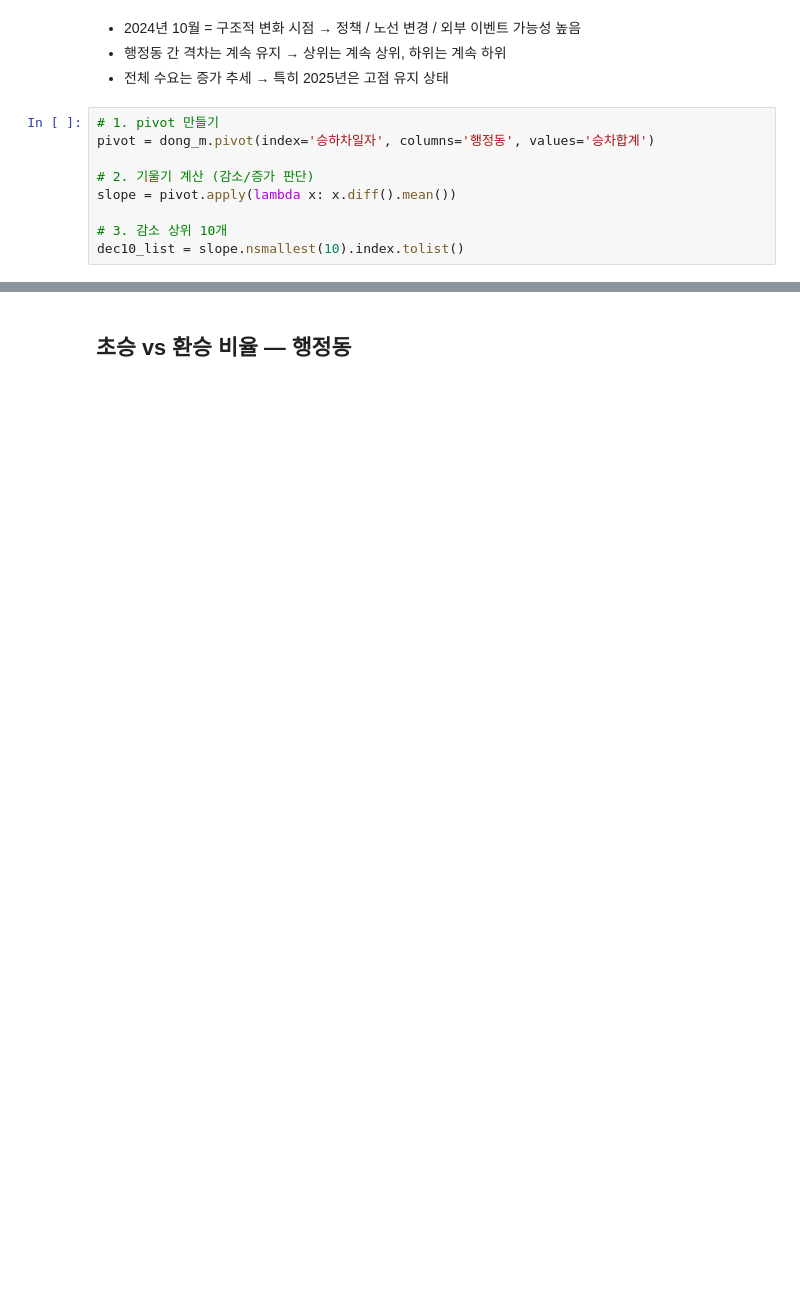
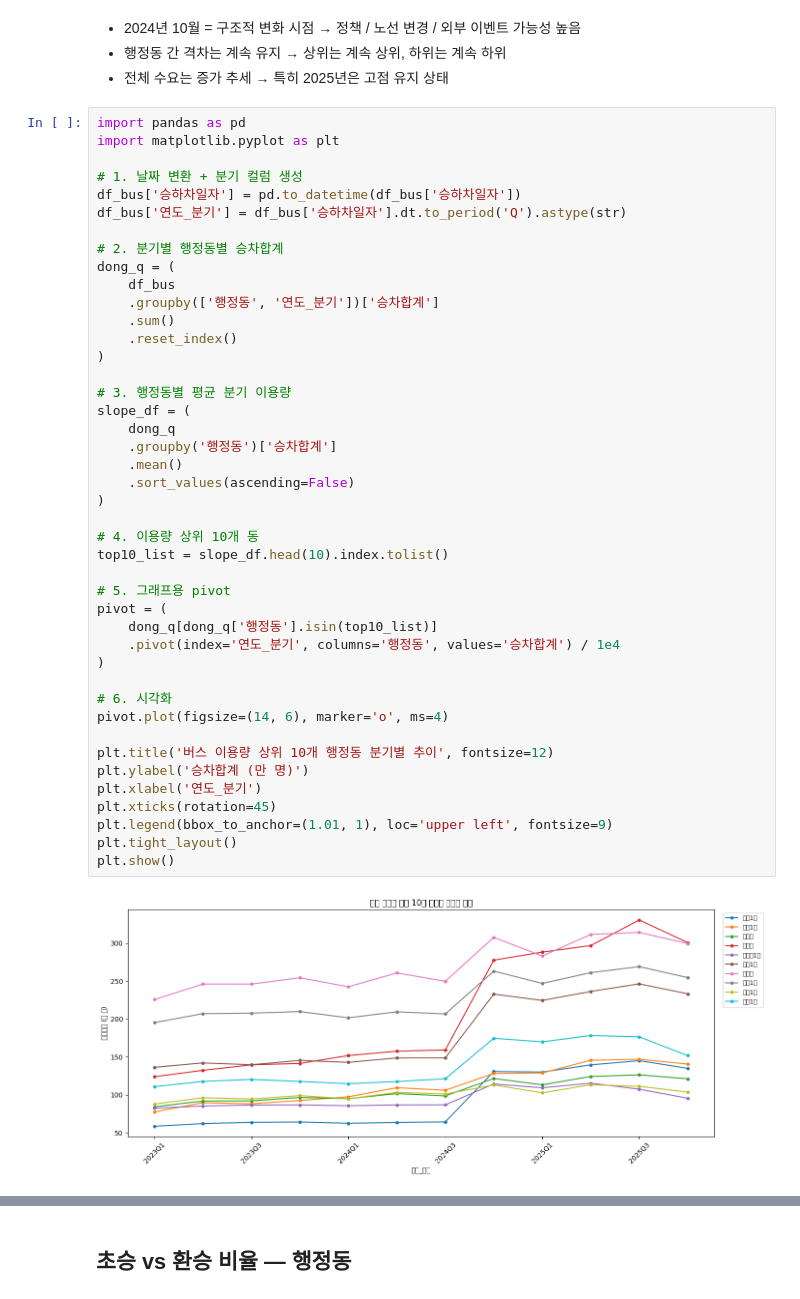
Before and after one commit to bulsajo1/final_project, a Jupyter notebook: sungju/EDA_교통.ipynb, the cells around one changed output, grey strips where cells are left out. Cells and saved outputs as stored; diff of their text form; blank space fills up the shorter version.

```diff
--- a/sungju/EDA_교통.ipynb
+++ b/sungju/EDA_교통.ipynb
@@ -115,12 +97,48 @@ plt.show()
  - 2024년 10월 = 구조적 변화 시점 → 정책 / 노선 변경 / 외부 이벤트 가능성 높음
  -  행정동 간 격차는 계속 유지 → 상위는 계속 상위, 하위는 계속 하위
  -  전체 수요는 증가 추세 → 특히 2025년은 고점 유지 상태
-# %%
-# 1. pivot 만들기
-pivot = dong_m.pivot(index='승하차일자', columns='행정동', values='승차합계')
-
-# 2. 기울기 계산 (감소/증가 판단)
-slope = pivot.apply(lambda x: x.diff().mean())
-
-# 3. 감소 상위 10개
-dec10_list = slope.nsmallest(10).index.tolist()
+# %%
+import pandas as pd
+import matplotlib.pyplot as plt
+
+# 1. 날짜 변환 + 분기 컬럼 생성
+df_bus['승하차일자'] = pd.to_datetime(df_bus['승하차일자'])
+df_bus['연도_분기'] = df_bus['승하차일자'].dt.to_period('Q').astype(str)
+
+# 2. 분기별 행정동별 승차합계
+dong_q = (
+    df_bus
+    .groupby(['행정동', '연도_분기'])['승차합계']
+    .sum()
+    .reset_index()
+)
+
+# 3. 행정동별 평균 분기 이용량
+slope_df = (
+    dong_q
+    .groupby('행정동')['승차합계']
+    .mean()
+    .sort_values(ascending=False)
+)
+
+# 4. 이용량 상위 10개 동
+top10_list = slope_df.head(10).index.tolist()
+
+# 5. 그래프용 pivot
+pivot = (
+    dong_q[dong_q['행정동'].isin(top10_list)]
+    .pivot(index='연도_분기', columns='행정동', values='승차합계') / 1e4
+)
+
+# 6. 시각화
+pivot.plot(figsize=(14, 6), marker='o', ms=4)
+
+plt.title('버스 이용량 상위 10개 행정동 분기별 추이', fontsize=12)
+plt.ylabel('승차합계 (만 명)')
+plt.xlabel('연도_분기')
+plt.xticks(rotation=45)
+plt.legend(bbox_to_anchor=(1.01, 1), loc='upper left', fontsize=9)
+plt.tight_layout()
+plt.show()
+# %% [output]
+[figure, added]
```
Also changed, not shown: parts of 71 cells of this notebook, 1 other file.
